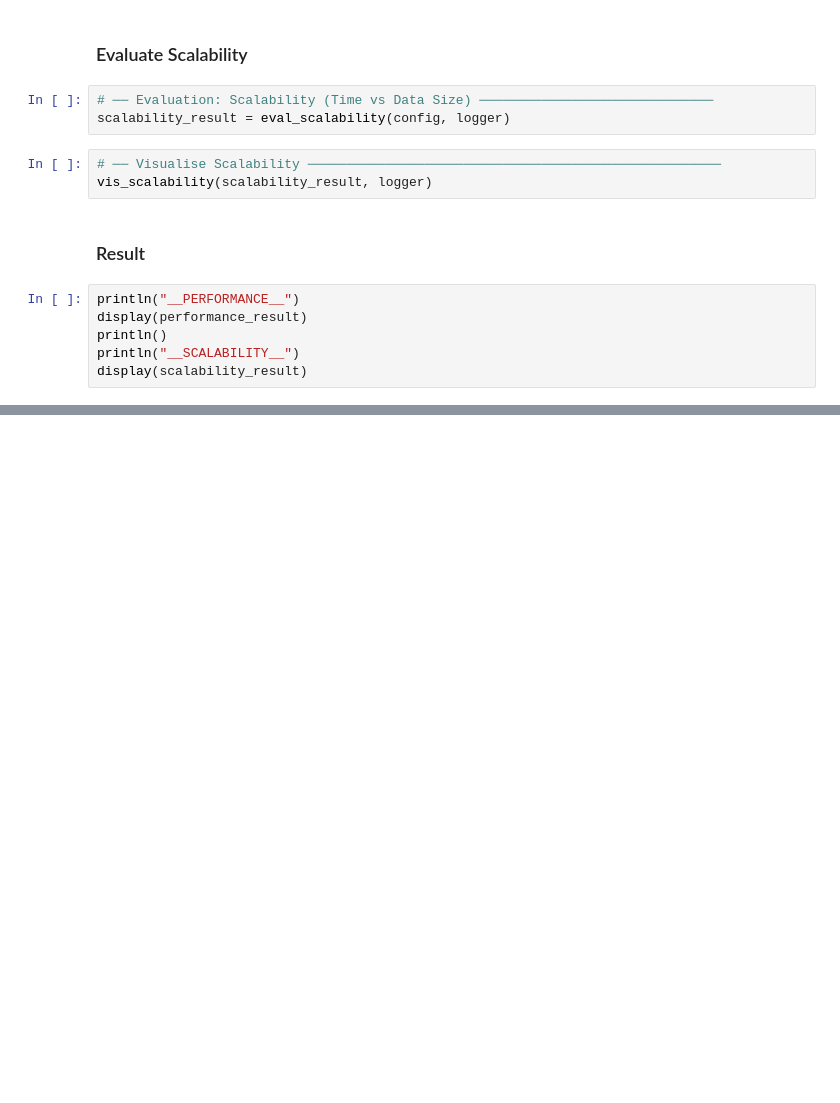
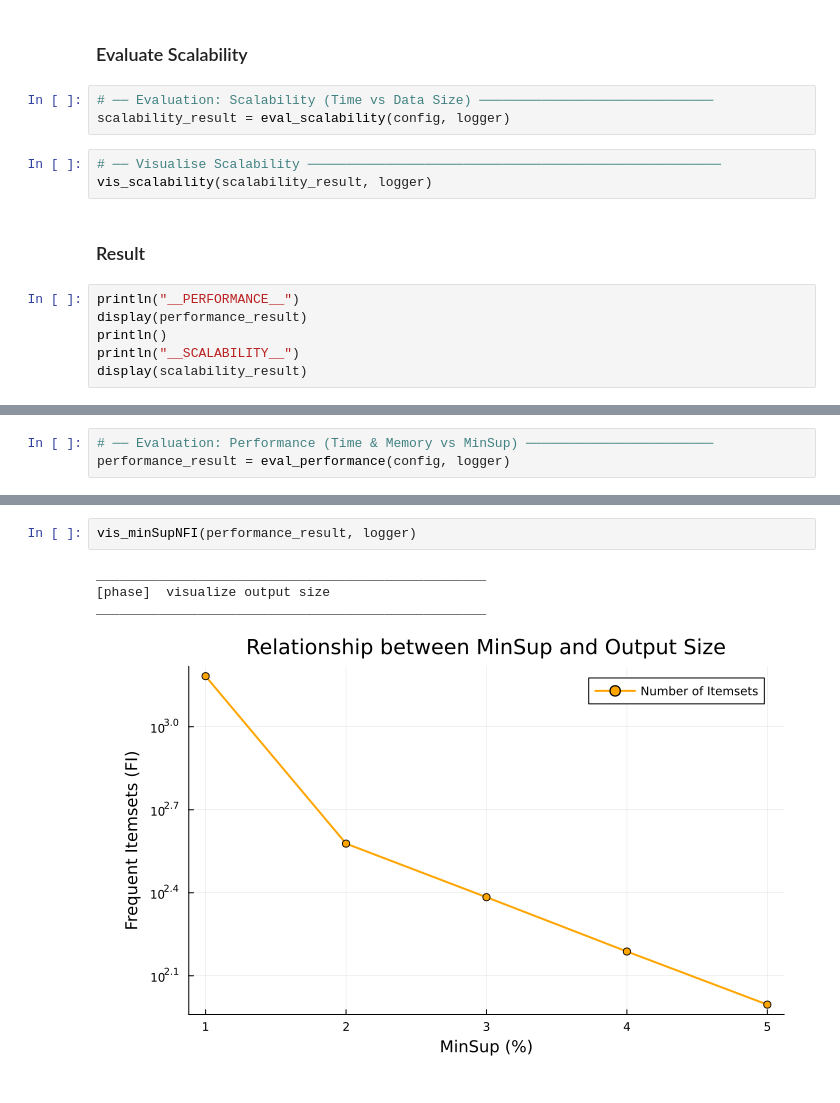
Before and after one commit to HungHiHung10/Lab02-Data-Mining, a Jupyter notebook: notebooks/02_bechmarking.ipynb, the cells around one changed output, grey strips where cells are left out. Cells and saved outputs as stored; diff of their text form; blank space fills up the shorter version.

```diff
--- a/notebooks/02_bechmarking.ipynb
+++ b/notebooks/02_bechmarking.ipynb
@@ -344,0 +454,3 @@ display(scalability_result)
+# %%
+# ── Evaluation: Performance (Time & Memory vs MinSup) ────────────────────────
+performance_result = eval_performance(config, logger)
@@ -344,0 +488,7 @@ display(scalability_result)
+# %%
+vis_minSupNFI(performance_result, logger)
+# %% [output]
+__________________________________________________
+[phase]  visualize output size
+__________________________________________________
+[figure, added]
```
Also changed, not shown: parts of 19 cells of this notebook.
